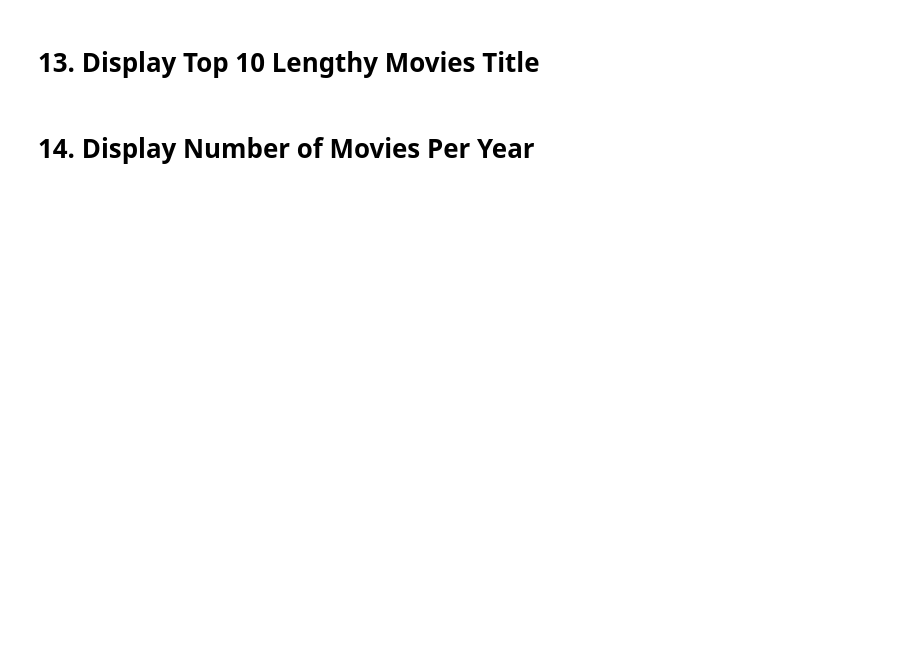
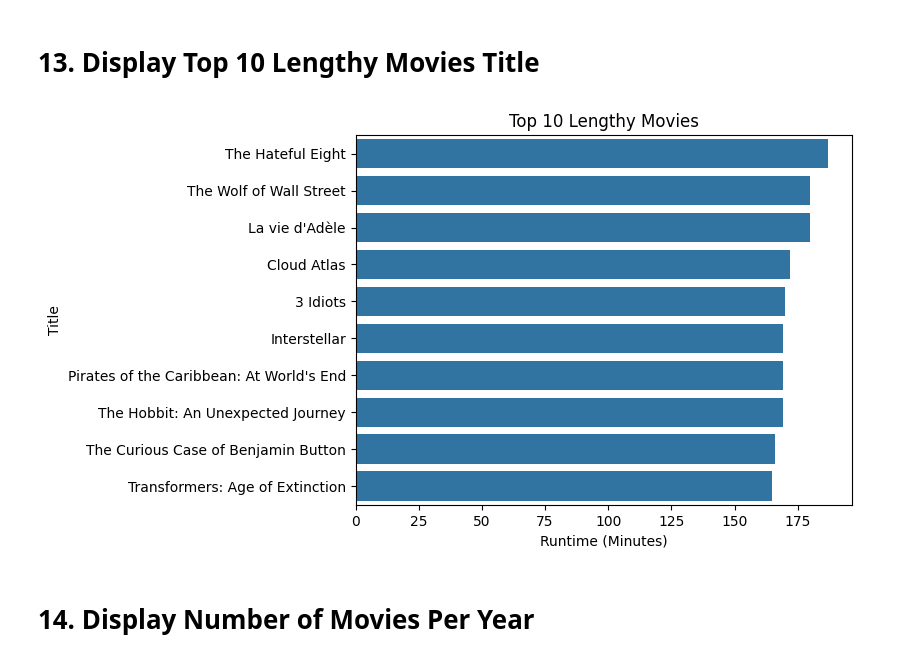
Before and after one commit to jaswanthBavi/IMDBAnalysis, a Jupyter notebook: notebookbd3f87ac8b.ipynb, the cells around one changed output. Cells and saved outputs as stored; diff of their text form; code cells hidden in the pictures; blank space fills up the shorter version.

```diff
--- a/notebookbd3f87ac8b.ipynb
+++ b/notebookbd3f87ac8b.ipynb
@@ -23,7 +25,7 @@ Mounted at /content/drive
 import warnings
 warnings.filterwarnings('ignore')
 # %%
-data = pd.read_csv('/content/IMDB-Movie-Data.csv')
+data = pd.read_csv('/kaggle/input/imdb-data/IMDB-Movie-Data.csv')
 # %% [markdown]
 # 1. Display Top 10 Rows of The Dataset
 # %%
@@ -184,9 +202,11 @@ data.groupby('Director')['Rating'].mean().sort_values(ascending=False)
 le =data.nlargest(10,'Runtime (Minutes)')[['Title','Runtime (Minutes)']]. \
 set_index('Title')
 # %%
-sns.barplot(le['Runtime (Minutes)'],y=le.index)
-plt.title('Top 5 Lengtly Movies')
+sns.barplot(x='Runtime (Minutes)', y=le.index, data=le)
+plt.title('Top 10 Lengthy Movies')
 plt.show()
+# %% [output]
+[figure, added]
 # %% [markdown]
 # 14. Display Number of Movies Per Year
 # %%
```
Also changed, not shown: parts of 19 cells of this notebook.
